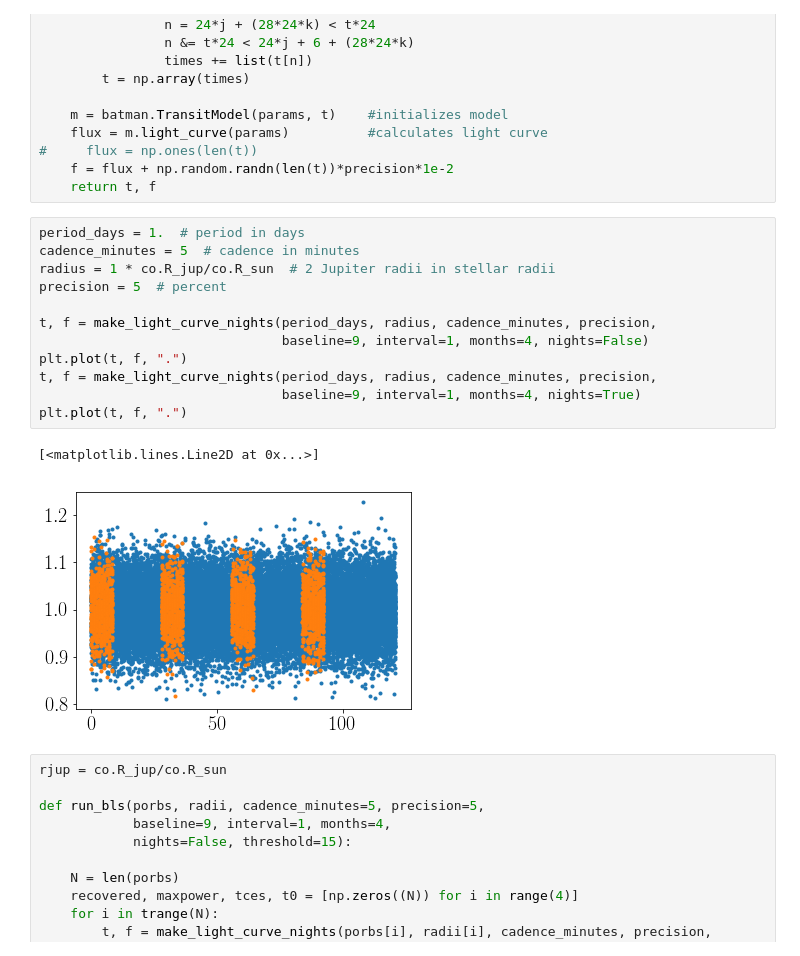
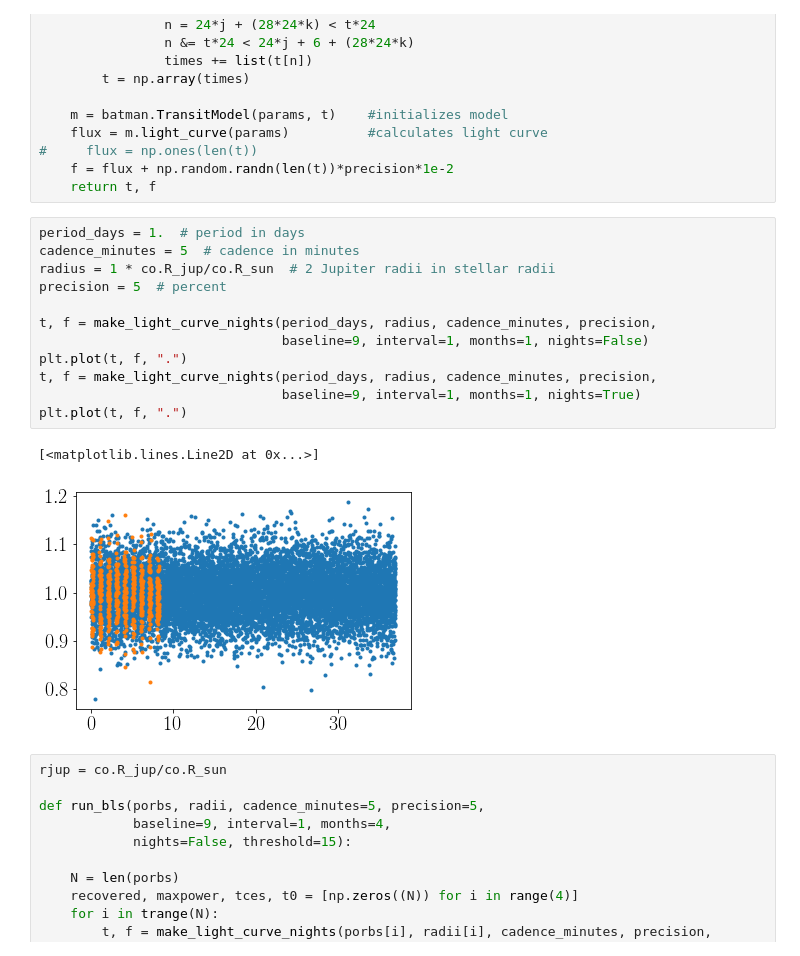
Before and after one commit to RuthAngus/extragalactic-exoplanets, a Jupyter notebook: Proof-of-concept.ipynb, the cells around one changed output. Drawn from its saved outputs; the diff is of its cells as text.

```diff
--- a/Proof-of-concept.ipynb
+++ b/Proof-of-concept.ipynb
@@ -373,18 +315,18 @@ def make_light_curve_nights(period_days, radius, cadence_minutes, precision,
 # %%
 period_days = 1.  # period in days
 cadence_minutes = 5  # cadence in minutes
 radius = 1 * co.R_jup/co.R_sun  # 2 Jupiter radii in stellar radii
 precision = 5  # percent
 
 t, f = make_light_curve_nights(period_days, radius, cadence_minutes, precision,
-                               baseline=9, interval=1, months=4, nights=False)
+                               baseline=9, interval=1, months=1, nights=False)
 plt.plot(t, f, ".")
 t, f = make_light_curve_nights(period_days, radius, cadence_minutes, precision,
-                               baseline=9, interval=1, months=4, nights=True)
+                               baseline=9, interval=1, months=1, nights=True)
 plt.plot(t, f, ".")
 # %% [output]
 [<matplotlib.lines.Line2D at 0x...>]
-[figure, old version]
+[figure, new version]
 # %%
 rjup = co.R_jup/co.R_sun
 
```
Also changed, not shown: parts of 31 cells of this notebook, 4 other files.
